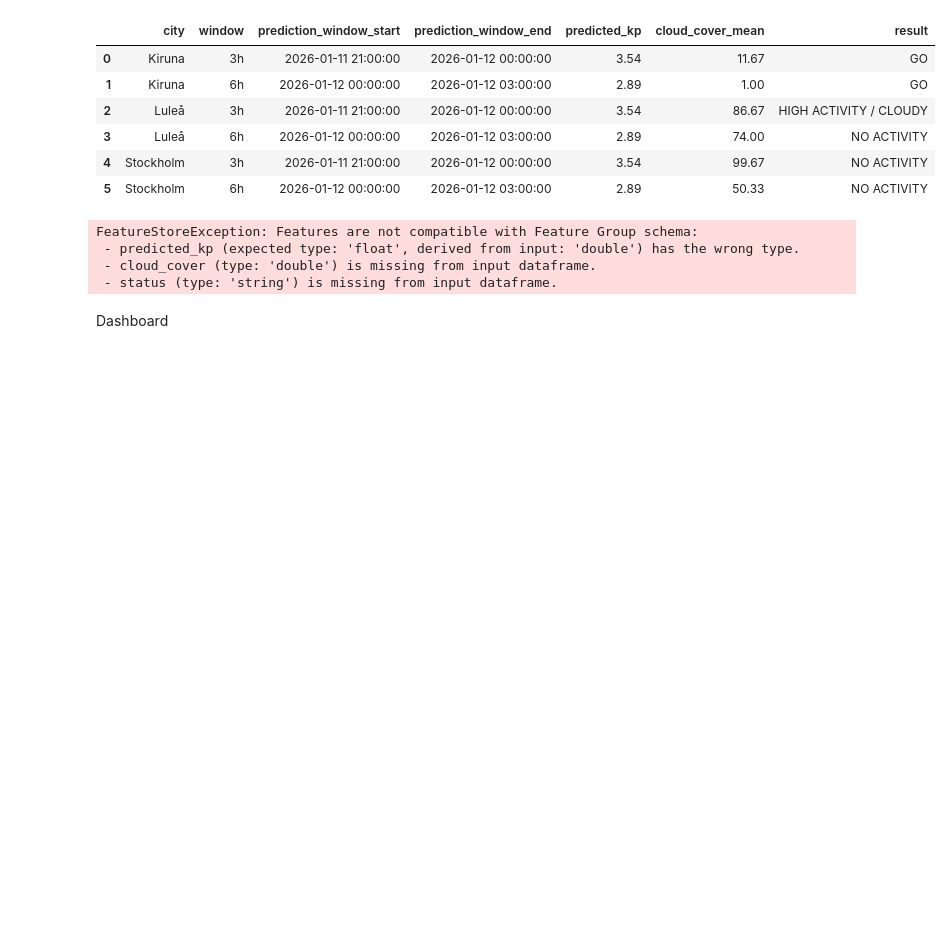
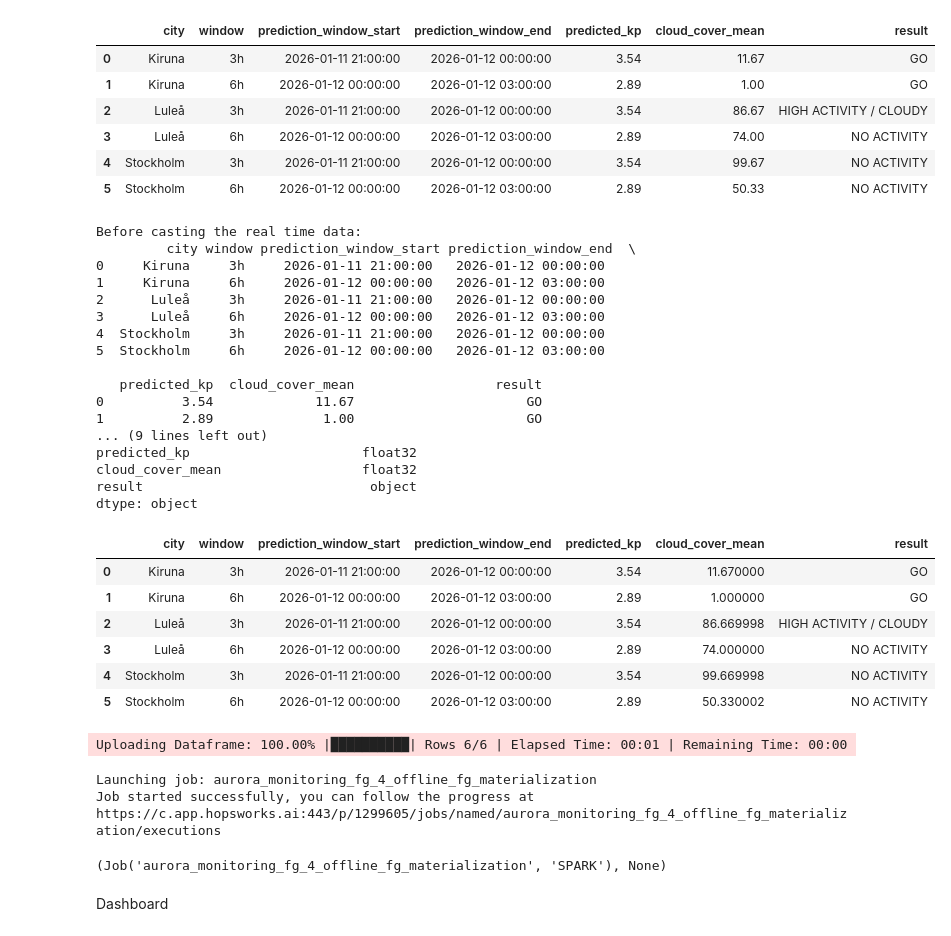
Before and after one commit to AlessandroBertelli/ID2223_Project, a Jupyter notebook: 4_aurora_batch_inference.ipynb, the cells around one changed output. Drawn from its saved outputs; the diff is of its cells as text; code cells hidden in the pictures; blank space fills up the shorter version.

```diff
--- a/4_aurora_batch_inference.ipynb
+++ b/4_aurora_batch_inference.ipynb
@@ -476,21 +476,61 @@ inference_df
 | 3 | Luleå | 6h | 2026-01-12 00:00:00 | 2026-01-12 03:00:00 | 2.89 | 74.00 | NO ACTIVITY |
 | 4 | Stockholm | 3h | 2026-01-11 21:00:00 | 2026-01-12 00:00:00 | 3.54 | 99.67 | NO ACTIVITY |
 | 5 | Stockholm | 6h | 2026-01-12 00:00:00 | 2026-01-12 03:00:00 | 2.89 | 50.33 | NO ACTIVITY |
+# %%
+print("Before casting the real time data:\n", inference_df)
+# Clean and cast to correct types for Feature Store compatibility
+# Convert numeric columns to float32 (Feature Store expects 'float' not 'double')
+df = inference_df.copy()
+
+for col in df.columns:
+    if col not in ["city", "window", "prediction_window_start", "prediction_window_end", "result"]:
+        df[col] = pd.to_numeric(df[col], errors='coerce').astype('float32')
+
+inference_df = df
+# check data types of each column
+print("After casting:\n", inference_df.dtypes)
+inference_df
+# %% [output]
+Before casting the real time data:
+         city window prediction_window_start prediction_window_end  \
+0     Kiruna     3h     2026-01-11 21:00:00   2026-01-12 00:00:00
+1     Kiruna     6h     2026-01-12 00:00:00   2026-01-12 03:00:00
+2      Luleå     3h     2026-01-11 21:00:00   2026-01-12 00:00:00
+3      Luleå     6h     2026-01-12 00:00:00   2026-01-12 03:00:00
+4  Stockholm     3h     2026-01-11 21:00:00   2026-01-12 00:00:00
+5  Stockholm     6h     2026-01-12 00:00:00   2026-01-12 03:00:00
+
+   predicted_kp  cloud_cover_mean                  result
+0          3.54             11.67                      GO
+1          2.89              1.00                      GO
+... (9 lines left out)
+predicted_kp                      float32
+cloud_cover_mean                  float32
+result                             object
+dtype: object
+|  | city | window | prediction_window_start | prediction_window_end | predicted_kp | cloud_cover_mean | result |
+| 0 | Kiruna | 3h | 2026-01-11 21:00:00 | 2026-01-12 00:00:00 | 3.54 | 11.670000 | GO |
+| 1 | Kiruna | 6h | 2026-01-12 00:00:00 | 2026-01-12 03:00:00 | 2.89 | 1.000000 | GO |
+| 2 | Luleå | 3h | 2026-01-11 21:00:00 | 2026-01-12 00:00:00 | 3.54 | 86.669998 | HIGH ACTIVITY / CLOUDY |
+| 3 | Luleå | 6h | 2026-01-12 00:00:00 | 2026-01-12 03:00:00 | 2.89 | 74.000000 | NO ACTIVITY |
+| 4 | Stockholm | 3h | 2026-01-11 21:00:00 | 2026-01-12 00:00:00 | 3.54 | 99.669998 | NO ACTIVITY |
+| 5 | Stockholm | 6h | 2026-01-12 00:00:00 | 2026-01-12 03:00:00 | 2.89 | 50.330002 | NO ACTIVITY |
 # %%
 # 6. Update Monitoring Feature Group
 monitor_fg = fs.get_or_create_feature_group(
     name="aurora_monitoring_fg",
-    version=3,
-    primary_key=['city', 'window' 'prediction_window_start', 'prediction_window_end'],
+    version=4,
+    primary_key=['city', 'window', 'prediction_window_start', 'prediction_window_end'],
     event_time="prediction_window_start",
     description="Actual vs Predicted visibility signals for monitoring"
 )
 monitor_fg.insert(inference_df)
 # %% [output]
-FeatureStoreException: Features are not compatible with Feature Group schema:
- - predicted_kp (expected type: 'float', derived from input: 'double') has the wrong type.
- - cloud_cover (type: 'double') is missing from input dataframe.
- - status (type: 'string') is missing from input dataframe.
+Uploading Dataframe: 100.00% |██████████| Rows 6/6 | Elapsed Time: 00:01 | Remaining Time: 00:00
+Launching job: aurora_monitoring_fg_4_offline_fg_materialization
+Job started successfully, you can follow the progress at
+https://c.app.hopsworks.ai:443/p/1299605/jobs/named/aurora_monitoring_fg_4_offline_fg_materialization/executions
+(Job('aurora_monitoring_fg_4_offline_fg_materialization', 'SPARK'), None)
 # %% [markdown]
 Dashboard
 # %%
```
Also changed, not shown: parts of 4 cells of this notebook, 2 other files.
